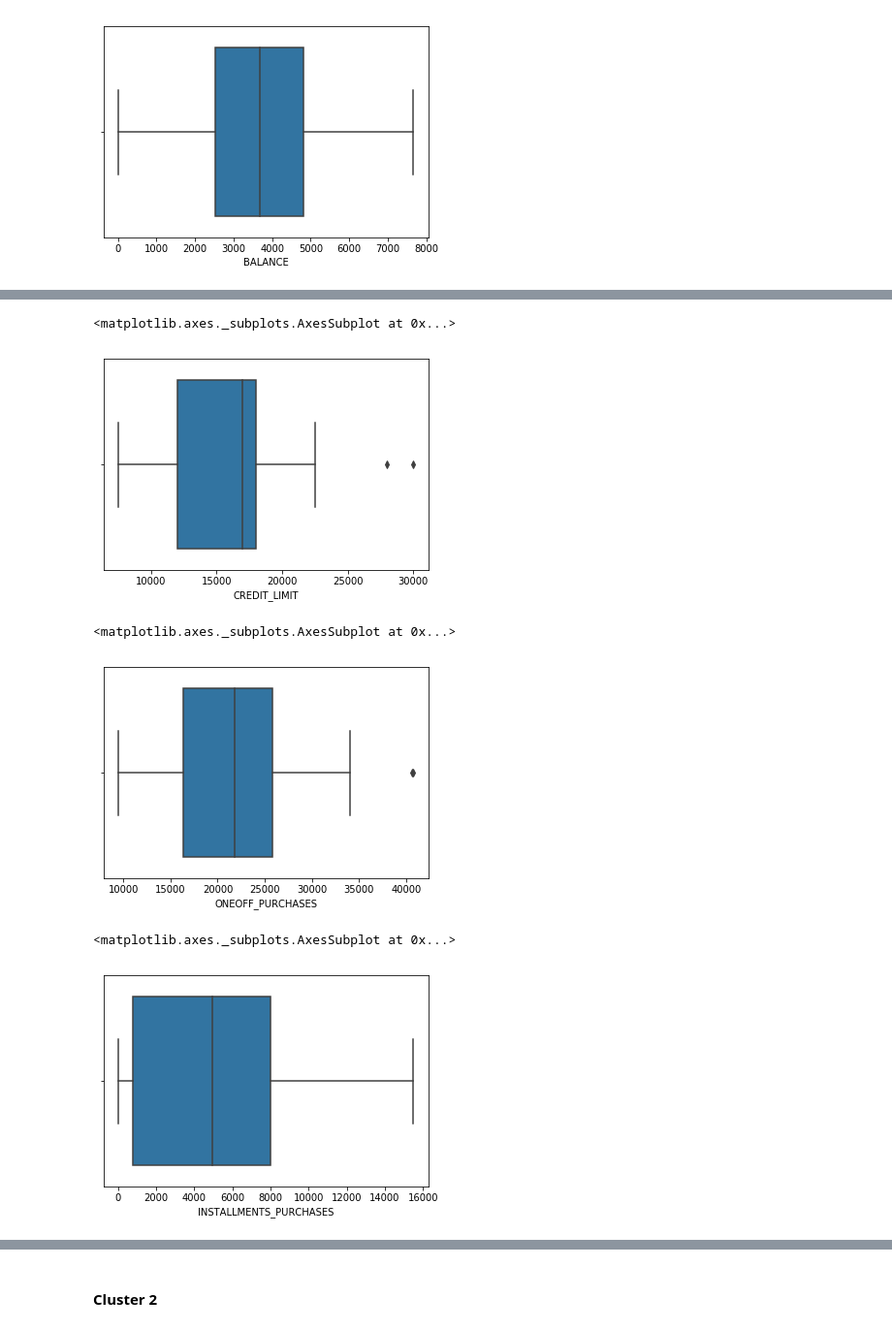
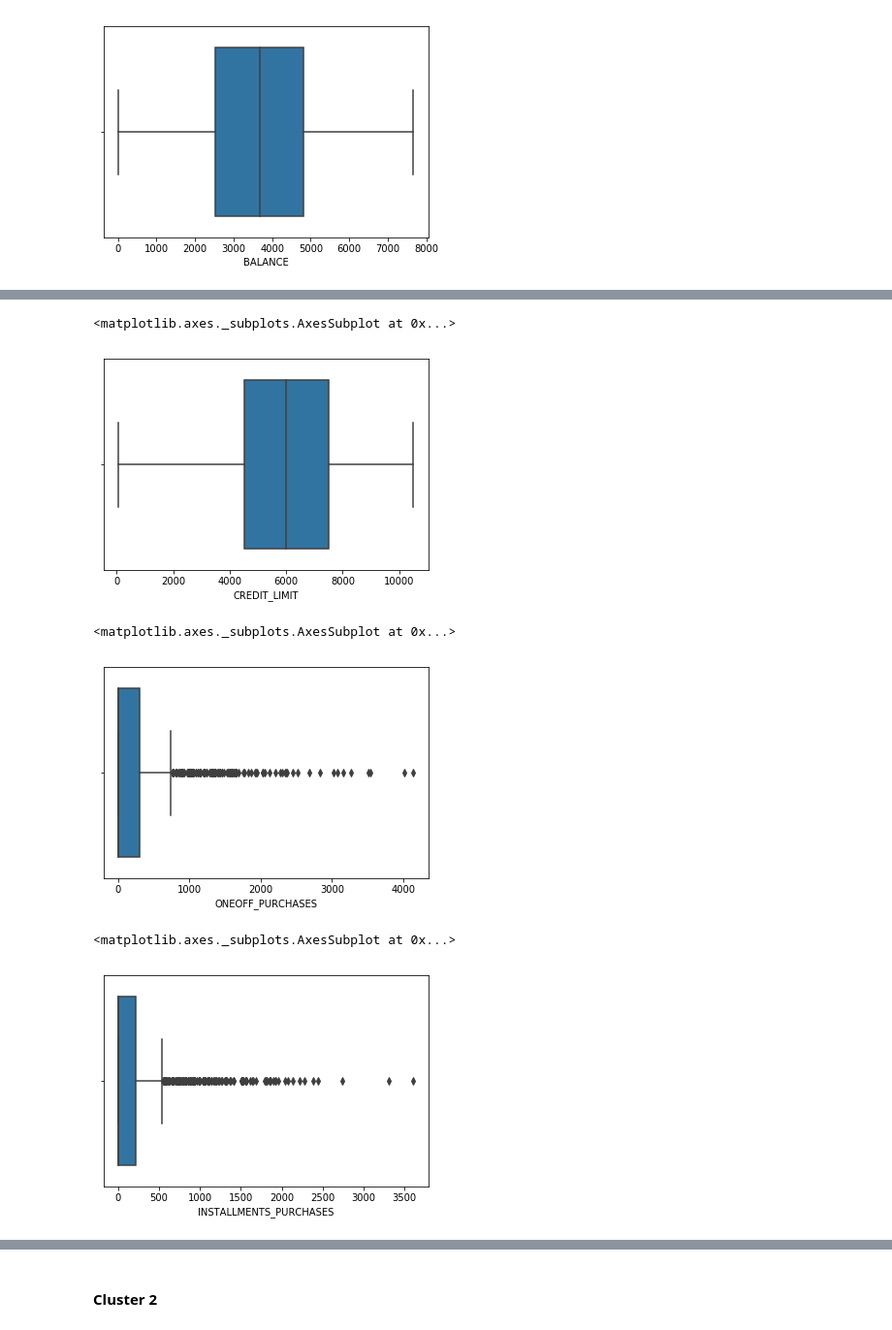
Before and after one commit to mohan-aditya05/credit_card_customer_segmentation, a Jupyter notebook: Credit Card-Segmentation.ipynb, the cells around one changed output, grey strips where cells are left out. Shown at 97% size. Saved outputs shown, nothing was run; the diff lists cells and outputs as text; code cells hidden in the pictures.

```diff
--- a/Credit Card-Segmentation.ipynb
+++ b/Credit Card-Segmentation.ipynb
@@ -166,0 +89,2 @@ sns.heatmap(corr, mask=mask, cmap=cmap, vmax=.3, center=0,
+# %%
+df = data[~((data < (q1 - 1.5 * iqr)) |(data > (q3 + 1.5 * iqr))).any(axis=1)]
@@ -228,17 +208,15 @@ sns.scatterplot(data['BALANCE'],data['INSTALLMENTS_PURCHASES'])
 # %% [markdown]
 ## Clustering Analysis
-# %%
-data.drop('CUST_ID',axis=1,inplace=True)
 # %%
 from sklearn.cluster import KMeans
 import sklearn.cluster as cluster
 import time
 # %%
 distortions = []
-K = range(1,12)
+K = range(1,6)
 for k in K:
     kmeanModel = KMeans(n_clusters=k)
-    kmeanModel.fit(data)
+    kmeanModel.fit(df)
     distortions.append(kmeanModel.inertia_)
 # %%
 # Plot the elbow
@@ -254,5 +232,5 @@ plt.show()
 # %%
-km = KMeans(init="random", n_clusters=10)
-km.fit(data)
+km = KMeans(init="random", n_clusters=2)
+km.fit(df)
 # %% [output]
 KMeans(algorithm='auto', copy_x=True, init='random', max_iter=300,
@@ -376,16 +354,16 @@ sns.boxplot(cluster0_data['PAYMENTS'])
 # %%
-sns.boxplot(cluster0_data['CREDIT_LIMIT'])
+sns.boxplot(cluster1_data['CREDIT_LIMIT'])
 # %% [output]
 <matplotlib.axes._subplots.AxesSubplot at 0x...>
-[figure, old version]
+[figure, new version]
 # %%
-sns.boxplot(cluster0_data['ONEOFF_PURCHASES'])
+sns.boxplot(cluster1_data['ONEOFF_PURCHASES'])
 # %% [output]
 <matplotlib.axes._subplots.AxesSubplot at 0x...>
-[figure, old version]
+[figure, new version]
 # %%
-sns.boxplot(cluster0_data['INSTALLMENTS_PURCHASES'])
+sns.boxplot(cluster1_data['INSTALLMENTS_PURCHASES'])
 # %% [output]
 <matplotlib.axes._subplots.AxesSubplot at 0x...>
-[figure, old version]
+[figure, new version]
 # %%
```
Also changed, not shown: parts of 90 cells of this notebook.
